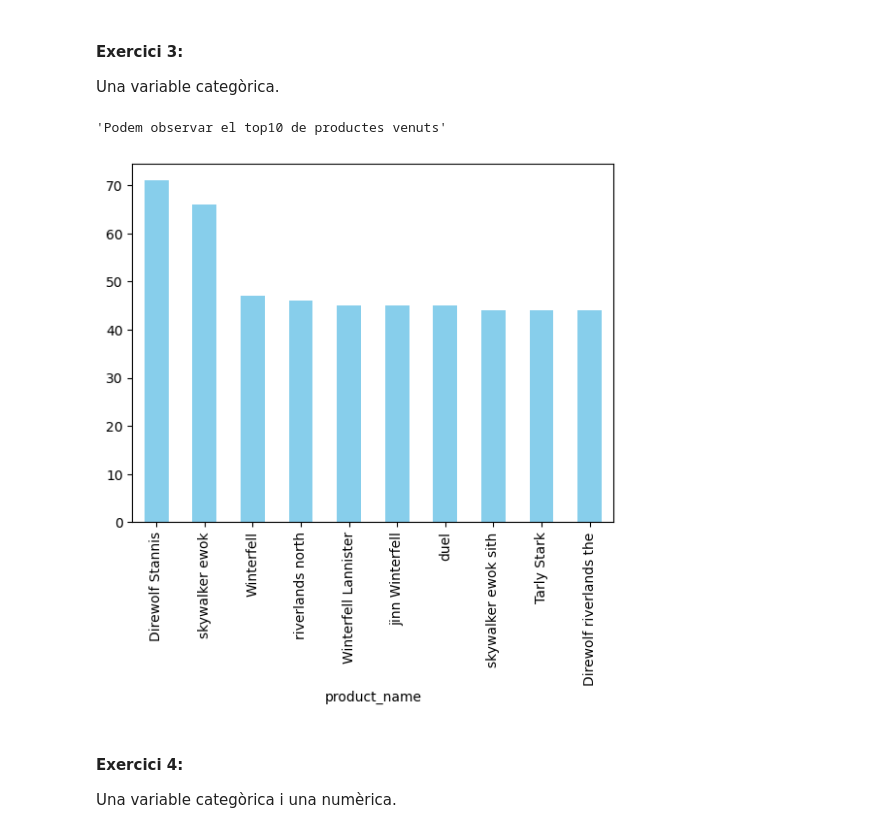
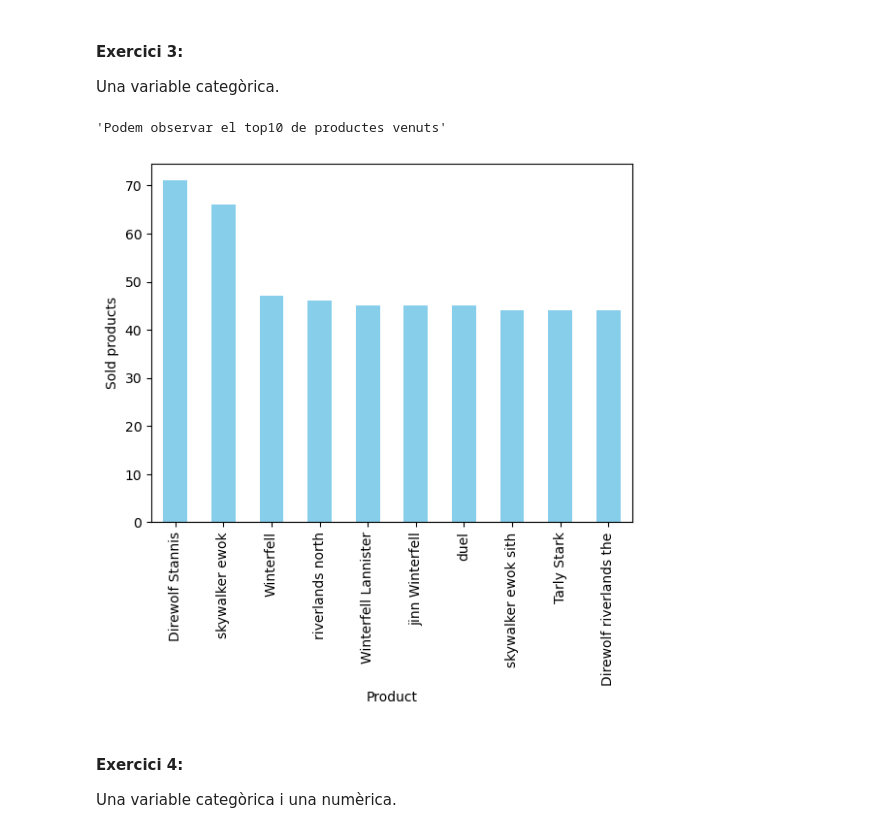
Before and after one commit to aleix-gb/Aleix-Gabarro-sprints, a Jupyter notebook: Sprint 8/Sprint 8.01.ipynb, the cells around one changed output. Drawn from its saved outputs; the diff is of its cells as text; code cells hidden in the pictures.

```diff
--- a/Sprint 8/Sprint 8.01.ipynb
+++ b/Sprint 8/Sprint 8.01.ipynb
@@ -149,23 +149,25 @@ Una variable categòrica.
 # %%
 import matplotlib.pyplot as plt
 import numpy as np
 
 df1 = dataframes["trasac_products"]
 df2 = dataframes["products"]
 
 df1["product_id"] = df1["product_id"].astype(str)
 df2["id"] = df2["id"].astype(str)
 
 unio = df1.merge(df2, left_on="product_id", right_on="id", how="left")
 productes = unio.groupby("product_name")["product_id"].count().sort_values(ascending = False).head(10)
 productes.plot(kind="bar", color="skyblue") #el resultat canvia si fem groupby de product_name o product_id. Hi ha + d'1 product_id amb el mateix name
 
+plt.xlabel("Product")
+plt.ylabel("Sold products")
 #Utilitzem el merge encara que només demani una variable per fer-ho més visual
 
 """Podem observar el top10 de productes venuts"""
 # %% [output]
 'Podem observar el top10 de productes venuts'
-[figure, old version]
+[figure, new version]
 # %% [markdown]
 #### Exercici 4:
 Una variable categòrica i una numèrica.
```
Also changed, not shown: parts of 4 cells of this notebook, 1 other file.
